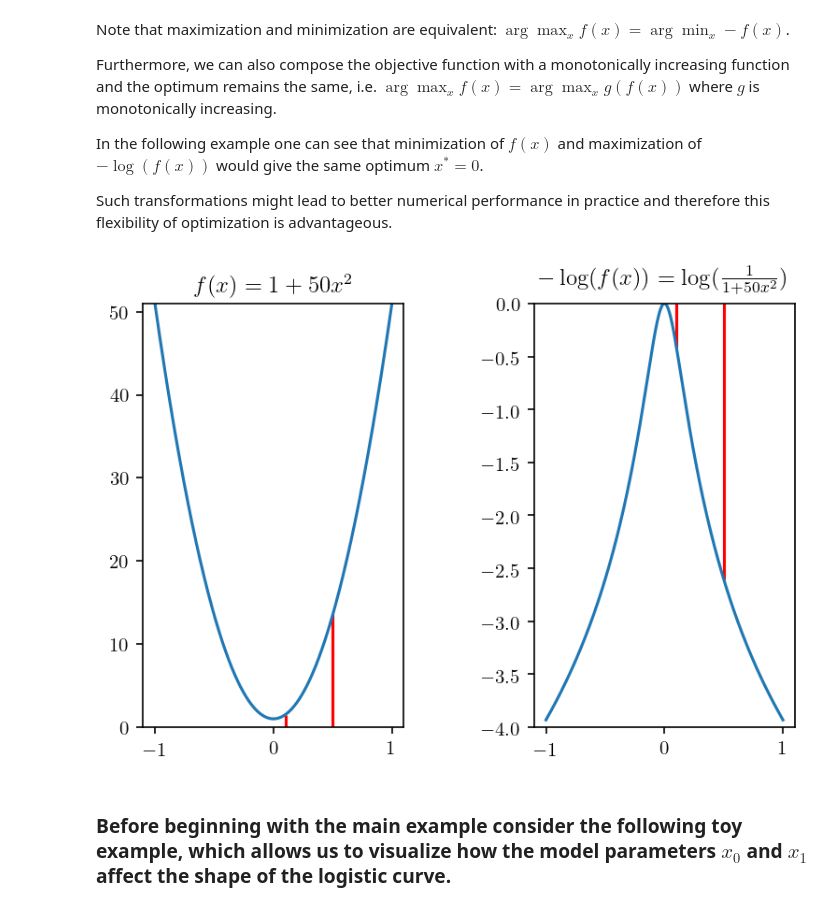
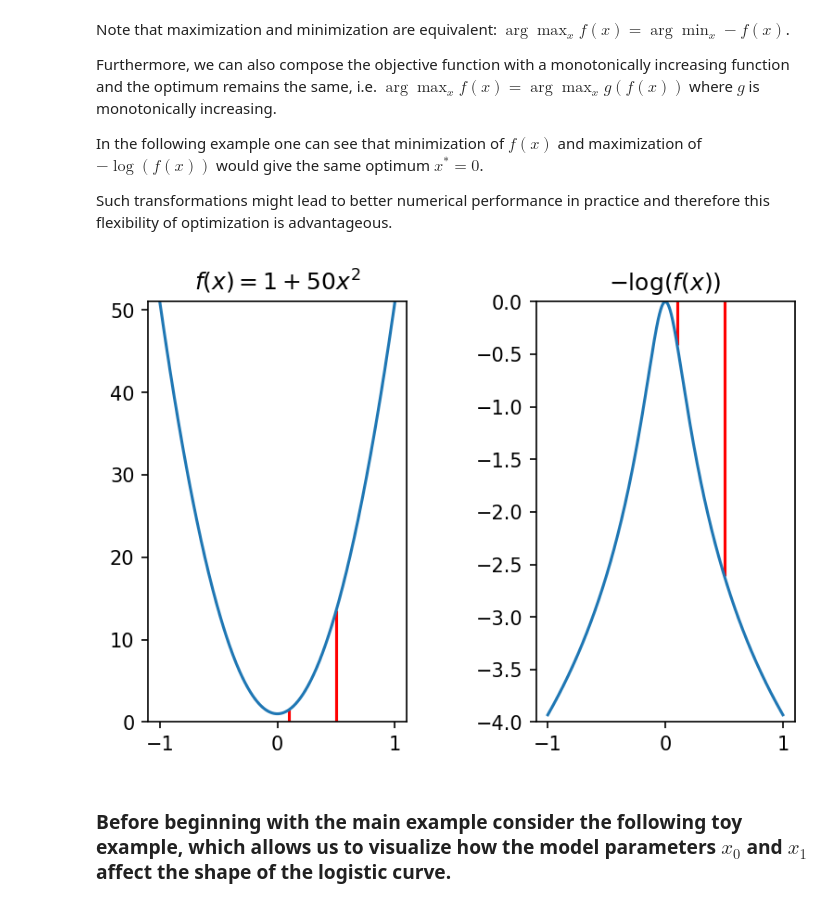
Before and after one commit to neurohackademy/nh2020-curriculum, a Jupyter notebook: th-optimization-adsi/notebooks/Part3-SimpleLogisticRegression.ipynb, the cells around one changed output. Drawn from its saved outputs; the diff is of its cells as text; code cells hidden in the pictures.

```diff
--- a/th-optimization-adsi/notebooks/Part3-SimpleLogisticRegression.ipynb
+++ b/th-optimization-adsi/notebooks/Part3-SimpleLogisticRegression.ipynb
@@ -57,23 +54,23 @@ rc('text', usetex=True)
 # %%
 plt.figure(dpi=150)
 x_points = np.linspace(-1, 1, 1000)
 y_points = 1 + 50*x_points**2
 y_points2 = -np.log(y_points)
 plt.subplot(121)
 plt.plot(x_points, y_points)
 plt.vlines(x_points[550], 0, y_points[550], color='red')
 plt.vlines(x_points[750], 0, y_points[750], color='red')
 plt.ylim([0, 51])
 plt.title('$f(x) = 1 + 50x^2$')
 plt.subplot(122)
 plt.plot(x_points, y_points2)
 plt.vlines(x_points[550], 0, y_points2[550], color='red')
 plt.vlines(x_points[750], 0, y_points2[750], color='red')
 plt.ylim([-4, 0])
-plt.title('$-\\log(f(x)) = \\log(\\frac{1}{1 + 50x^2})$')
+plt.title('$-\log(f(x))$')
 plt.subplots_adjust(wspace=0.5)
 # %% [output]
-[figure, old version]
+[figure, new version]
 # %% [markdown]
 ### Before beginning with the main example consider the following toy example, which allows us to visualize how the model parameters $x_0$ and $x_1$ affect the shape of the logistic curve.
 # %%
```
Also changed, not shown: parts of 9 cells of this notebook.
